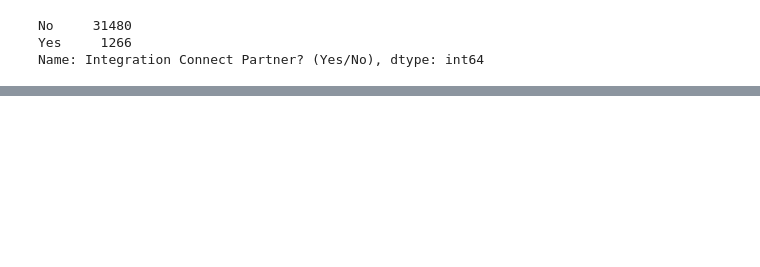
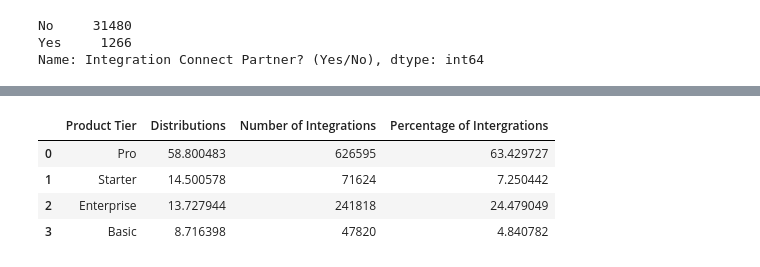
Before and after one commit to Sricha02/Study, a Jupyter notebook: Case_Study.ipynb, the cells around one changed output, grey strips where cells are left out. Saved outputs shown, nothing was run; the diff lists cells and outputs as text; code cells hidden in the pictures; blank space fills up the shorter version.

```diff
--- a/Case_Study.ipynb
+++ b/Case_Study.ipynb
@@ -137,5 +171,4 @@ pt=hcm['Product Tier'].value_counts(normalize=True,dropna=False)
 # %%
 pt = pt.reset_index()
 # %%
-pt.columns = ['Product Tier', 'Distibution']
-pt
+pt.columns = ['Product Tier','Distributions']
@@ -150,2 +175,3 @@ pt
 # %%
-pt['Total Integrations per Tier']= hcm.groupby('Product Tier')['Number of Integrations'].sum()
+a = hcm.groupby('Product Tier')['Number of Integrations'].sum()
+a.reset_index()
@@ -161,0 +184,3 @@ pt
+# %%
+pta = pd.merge(pt, a, how="inner", on=['Product Tier'])
+pta
@@ -162 +193,11 @@ pt
+# %%
+pta['Percentage of Intergrations']= (pta['Number of Integrations']/pta['Number of Integrations'].sum())*100
+# %%
+pta
+# %% [output]
+|  | Product Tier | Distributions | Number of Integrations | Percentage of Intergrations |
+| 0 | Pro | 58.800483 | 626595 | 63.429727 |
+| 1 | Starter | 14.500578 | 71624 | 7.250442 |
+| 2 | Enterprise | 13.727944 | 241818 | 24.479049 |
+| 3 | Basic | 8.716398 | 47820 | 4.840782 |
 # %%
```
Also changed, not shown: parts of 20 cells of this notebook.
